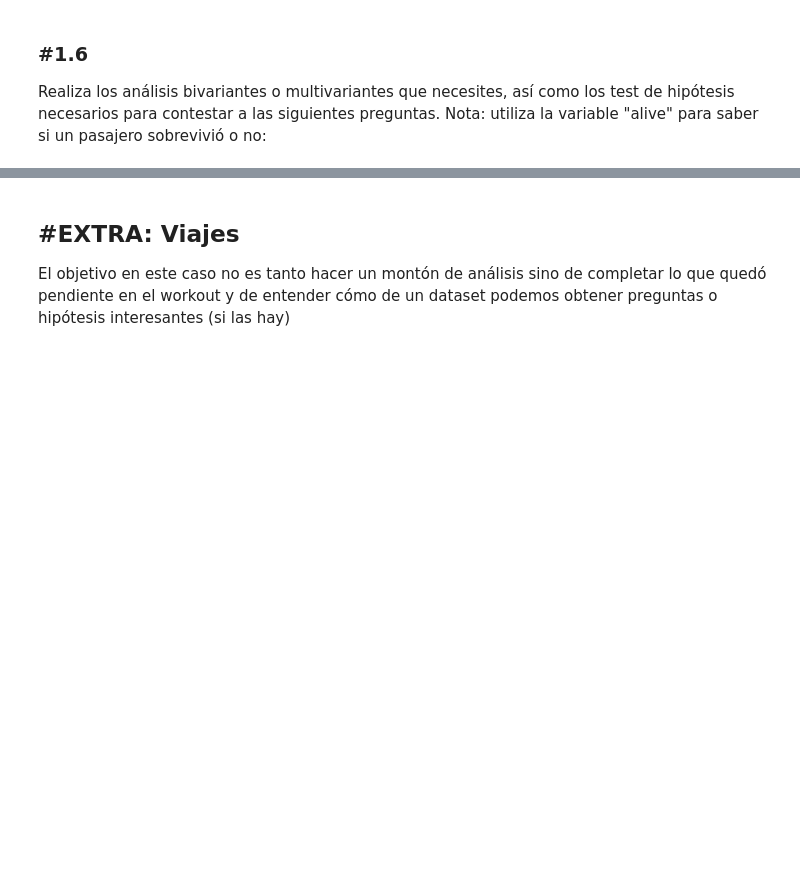
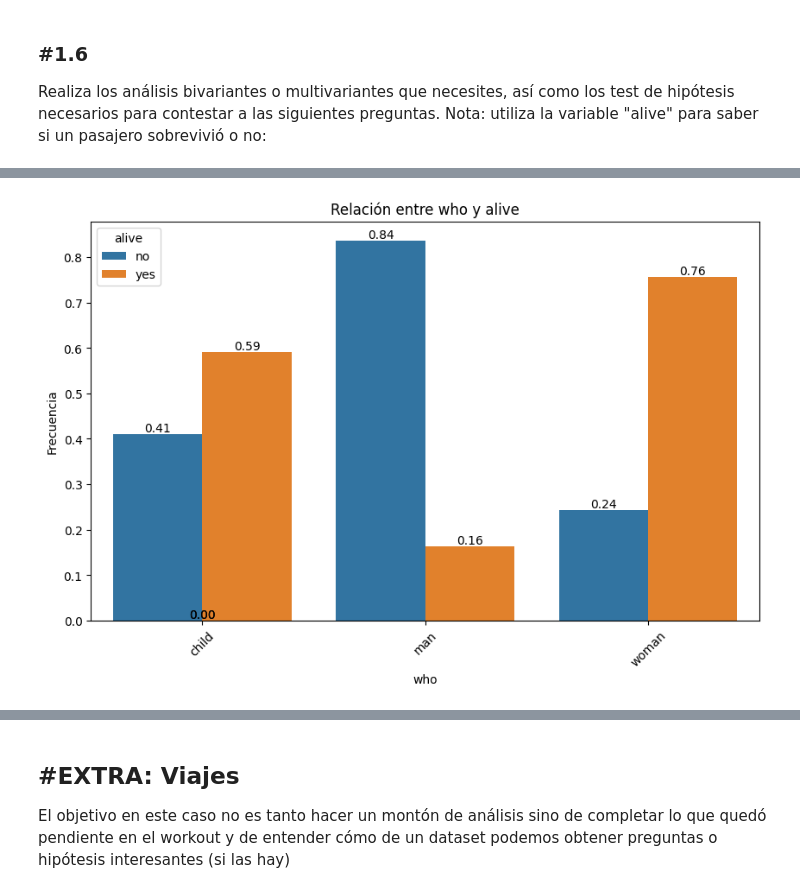
Before and after one commit to MHHsim/DS-Online-Marta-Harana, a Jupyter notebook: 03_Data_Analysis/Sprint_07/Unidad_02_Estadistica_Descriptiva_Multivariante/03_Practica_Obligatoria/18_Practica_Obligatoria_Multivariante.ipynb, the cells around one changed output, grey strips where cells are left out. Cells and saved outputs as stored; diff of their text form; code cells hidden in the pictures; blank space fills up the shorter version.

```diff
--- a/03_Data_Analysis/Sprint_07/Unidad_02_Estadistica_Descriptiva_Multivariante/03_Practica_Obligatoria/18_Practica_Obligatoria_Multivariante.ipynb
+++ b/03_Data_Analysis/Sprint_07/Unidad_02_Estadistica_Descriptiva_Multivariante/03_Practica_Obligatoria/18_Practica_Obligatoria_Multivariante.ipynb
@@ -134,0 +212,4 @@ Realiza los análisis bivariantes o multivariantes que necesites, así como los
+# %%
+plot_categorical_relationship_fin(df, "who","alive", relative_freq = True, show_values = True)
+# %% [output]
+[figure, added]
```
Also changed, not shown: parts of 50 cells of this notebook, 3 other files.
